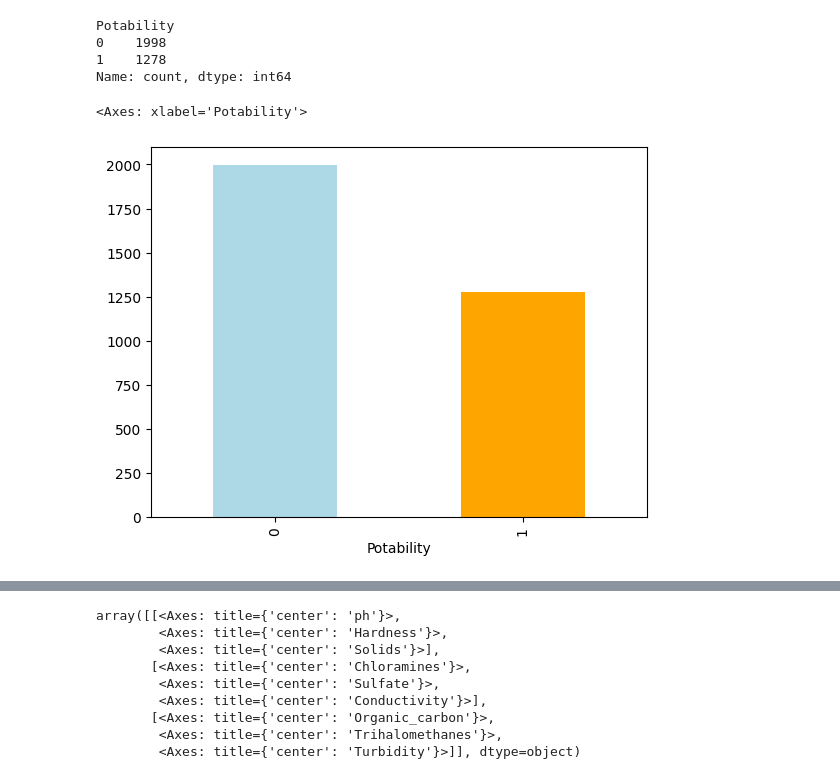
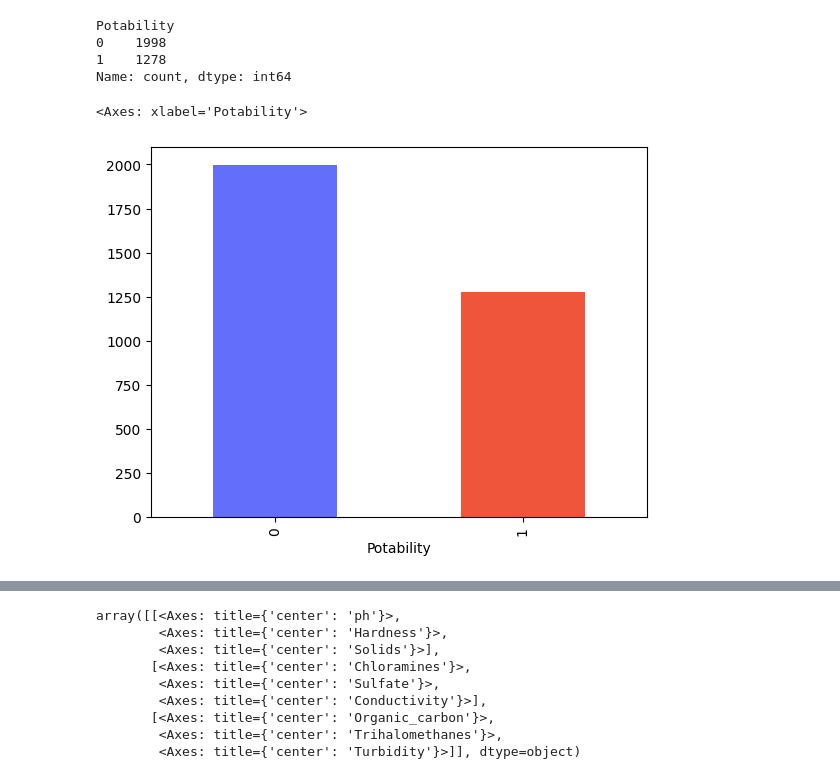
Before and after one commit to abartczak01/ML-water-potability, a Jupyter notebook: water_potability.ipynb, the cells around one changed output, grey strips where cells are left out. Saved outputs shown, nothing was run; the diff lists cells and outputs as text; code cells hidden in the pictures.

```diff
--- a/water_potability.ipynb
+++ b/water_potability.ipynb
@@ -156,10 +156,10 @@ Potability
 1    1278
 Name: count, dtype: int64
 # %%
-data.Potability.value_counts().plot(kind="bar", color=["lightblue", "orange"])
+data.Potability.value_counts().plot(kind="bar", color=["#636efa", "#ef553b"])
 # %% [output]
 <Axes: xlabel='Potability'>
-[figure, old version]
+[figure, new version]
 # %%
 fig = px.pie(data, names="Potability")
 fig.update_layout(width=500, height=500)
```
Also changed, not shown: parts of 50 cells of this notebook.
